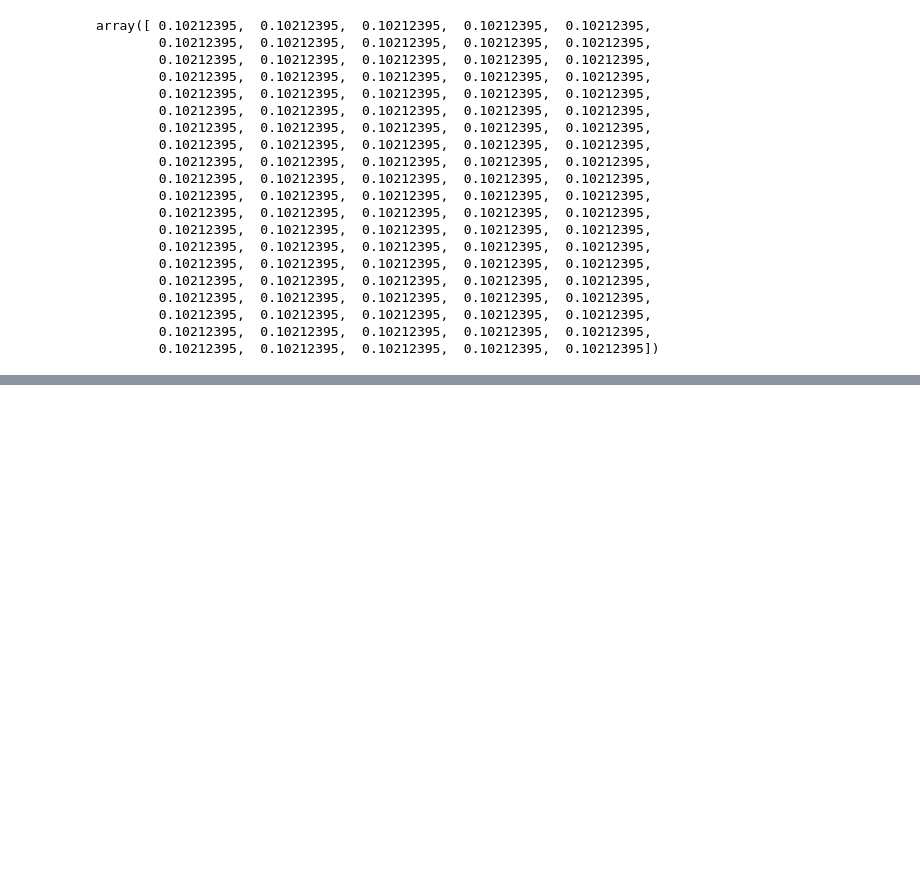
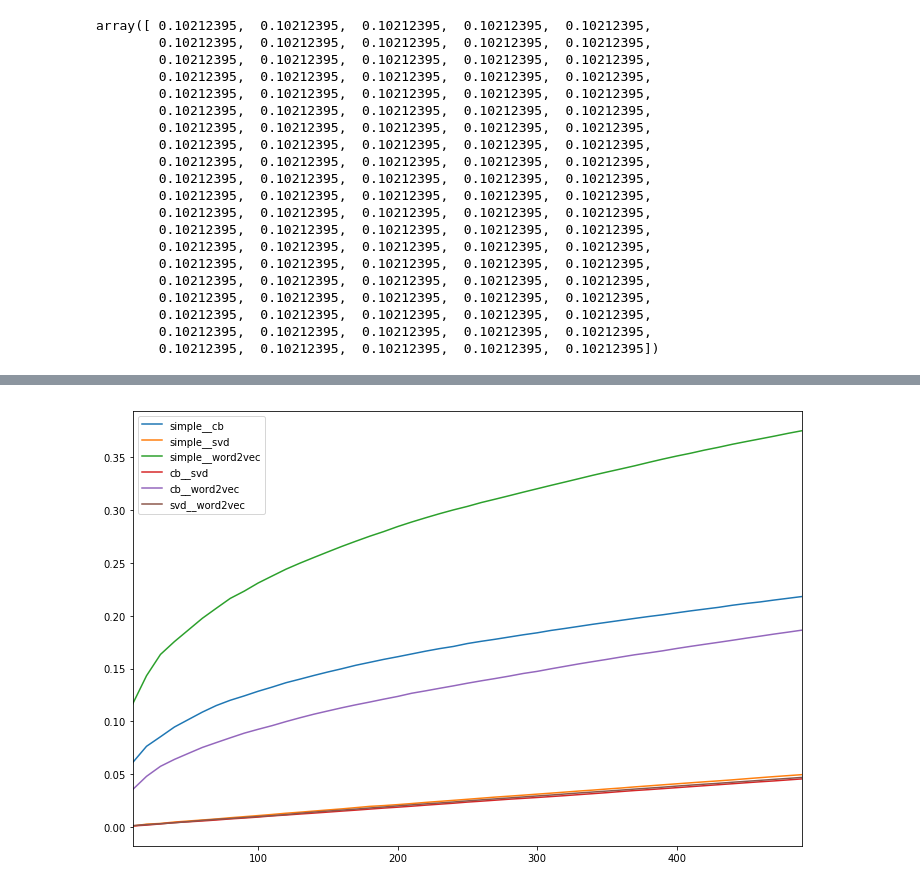
Before and after one commit to WoodExplorer/dissertation__recommendation_system__experiment, a Jupyter notebook: chap 3 exp 2 coefficient - across multiple methods.ipynb, the cells around one changed output, grey strips where cells are left out. Cells and saved outputs as stored; diff of their text form; code cells hidden in the pictures; blank space fills up the shorter version.

```diff
--- a/chap 3 exp 2 coefficient - across multiple methods.ipynb
+++ b/chap 3 exp 2 coefficient - across multiple methods.ipynb
@@ -585,3 +634,10 @@ for i, target_user in enumerate(user_item_interaction):
+# %%
+mn_simple = 'simple'
+mn_cb = 'cb'
+mn_svd = 'svd'
+mn_word2vec = 'word2vec'
+
+mn_list = [mn_simple, mn_cb, mn_svd, mn_word2vec]
 # %%
 # For user, analyze any two neighborhood calculated by simple approach, content-based approach,
 # word2vec approach and svd approach.
@@ -727,0 +810,3 @@ missing_count__svd: 0
+# %%
+limit_list = range(10, 500, 10)
+r = find_out_intersection_size_sum_with_given_limit_list__x(limit_list, all_target_users)
@@ -727,0 +845,65 @@ missing_count__svd: 0
+# %%
+k = None
+inter, uni = r
+jaccard = {}
+for limit in inter:
+    jaccard[limit] = {}
+    for comb_of_2_methods in inter[limit]:
+        jaccard[limit][comb_of_2_methods] = np.average(np.array(inter[limit][comb_of_2_methods]) * 1. /
+                                                       np.array(uni[limit][comb_of_2_methods]))
+# %%
+jaccard_lev1_key_comb___coll = {}
+
+for com_A, com_B in combinations(mn_list, 2):
+    jaccard_lev1_key_comb___coll[com_A + '__' + com_B] = []
+
+for limit in sorted(jaccard.keys()):    # from smaller limit to larger limit, in consistency with the x-axis...
+    for com_A, com_B in combinations(mn_list, 2):
+        comb = com_A + '__' + com_B
+        jaccard_lev1_key_comb___coll[comb].append(jaccard[limit][comb])
+
+#cb__word2vec__coll = {}
+#cb__svd__coll = {}
+#word2vec__svd__coll = {}
+#for k in jaccard:
+#    print k, ', '.join([': '.join([sub_k, str(jaccard[k][sub_k])]) for sub_k in jaccard[k]])
+#
+#    cb__word2vec__coll[k] = jaccard[k]['cb__word2vec']
+#    cb__svd__coll[k] = jaccard[k]['cb__svd']
+#    word2vec__svd__coll[k] = jaccard[k]['word2vec__svd']
+#
+####
+#cb__word2vec__coll = sorted(cb__word2vec__coll.items(), key=lambda x: x[0])
+#cb__svd__coll = sorted(cb__svd__coll.items(), key=lambda x: x[0])
+#word2vec__svd__coll = sorted(word2vec__svd__coll.items(), key=lambda x: x[0])
+#print cb__word2vec__coll
+#print cb__svd__coll
+#print word2vec__svd__coll
+
+###
+import pandas as pd
+import matplotlib.pyplot as plt
+
+indexes = limit_list
+values = []
+for com_A, com_B in combinations(mn_list, 2):
+    comb = com_A + '__' + com_B
+    values.append(jaccard_lev1_key_comb___coll[comb][:])
+
+values = zip(*values)
+#values__cb__word2vec = [x[1] for x in cb__word2vec__coll]
+#values__cb__svd = [x[1] for x in cb__svd__coll]
+#values__word2vec__svd = [x[1] for x in word2vec__svd__coll]
+#values = zip(*[values__cb__word2vec, values__cb__svd, values__word2vec__svd])
+#df = pd.DataFrame(values, index=indexes, columns=['cb__word2vec', 'cb__svd', 'word2vec__svd'])
+df = pd.DataFrame(values,
+                  index=indexes,
+                  columns=[com_A + '__' + com_B for com_A, com_B in combinations(mn_list, 2)])
+
+df.plot()
+
+fig = plt.gcf()
+fig.set_size_inches(12, 8, forward=True)
+plt.show()
+# %% [output]
+[figure, added]
```
Also changed, not shown: parts of 16 cells of this notebook, 3 other files.
